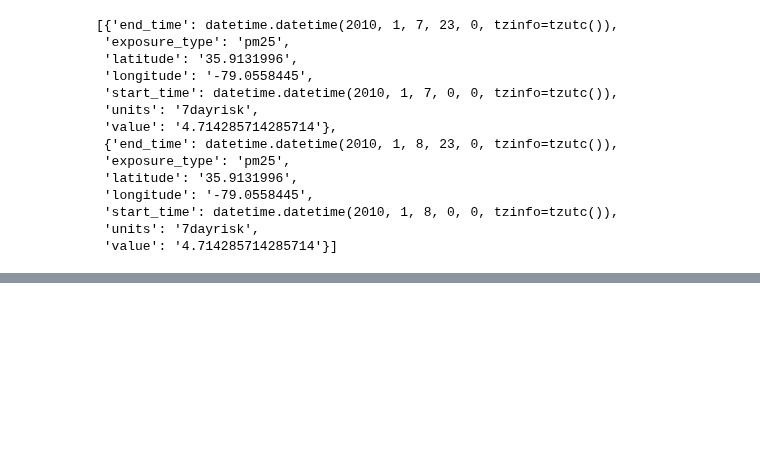
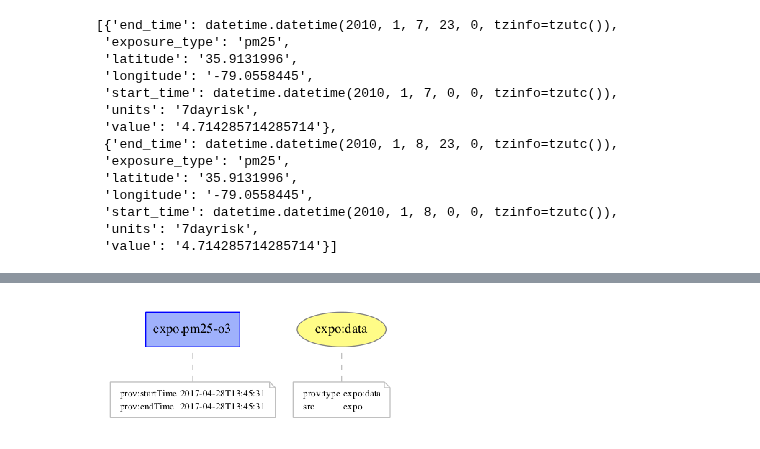
Before and after one commit to ncats/translator-workflows, a Jupyter notebook: GreenTeamQ1_Asthma_Outcomes_PM2.5_Ozone_Exposures/GreenTeamQ1_Asthma_Outcomes_PM2.5_Ozone_Exposures.ipynb, the cells around one changed output, grey strips where cells are left out. Drawn from its saved outputs; the diff is of its cells as text; code cells hidden in the pictures; blank space fills up the shorter version.

```diff
--- a/GreenTeamQ1_Asthma_Outcomes_PM2.5_Ozone_Exposures/GreenTeamQ1_Asthma_Outcomes_PM2.5_Ozone_Exposures.ipynb
+++ b/GreenTeamQ1_Asthma_Outcomes_PM2.5_Ozone_Exposures/GreenTeamQ1_Asthma_Outcomes_PM2.5_Ozone_Exposures.ipynb
@@ -30,0 +51,4 @@ pprint.pprint (exposures[:2])
+# %%
+green.exposures.provenance.document.plot ()
+# %% [output]
+[figure, added]
```
Also changed, not shown: parts of 7 cells of this notebook, 1 other file.
